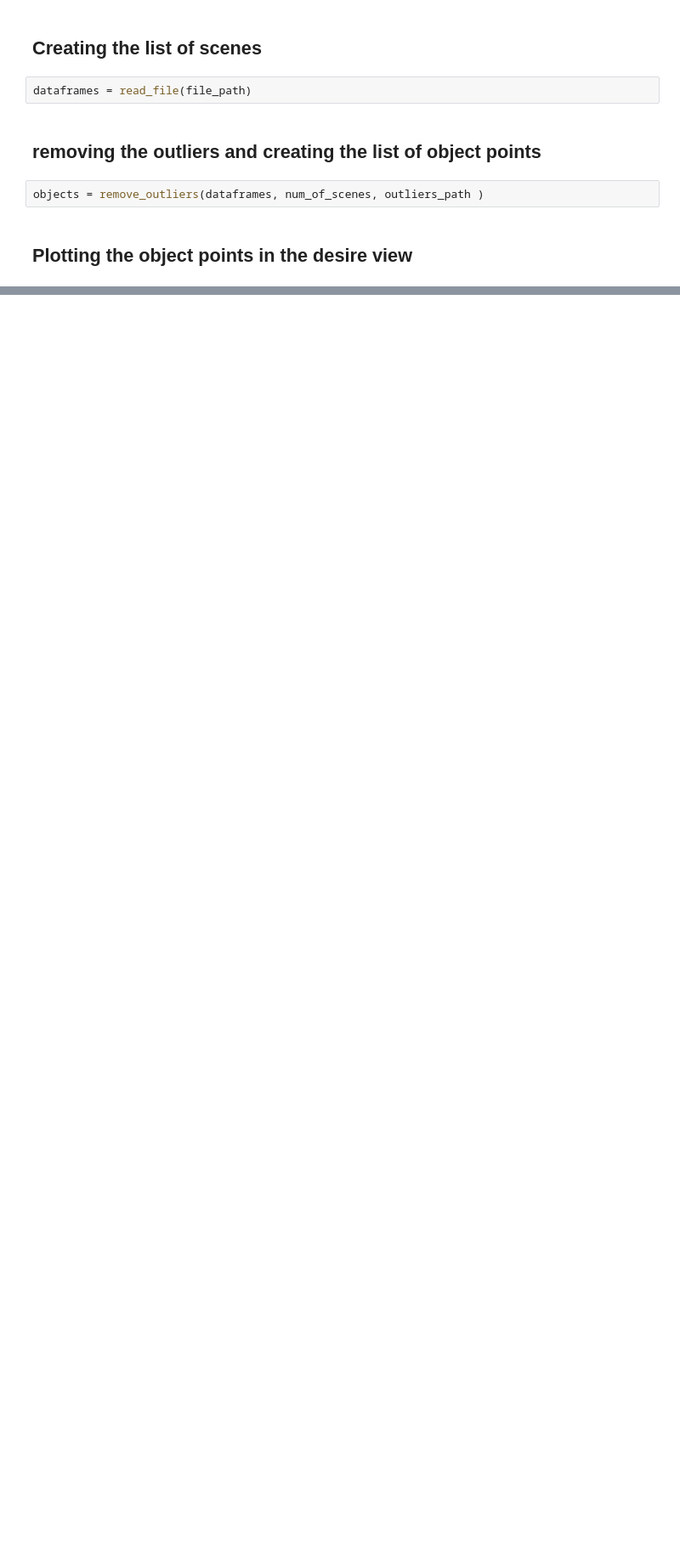
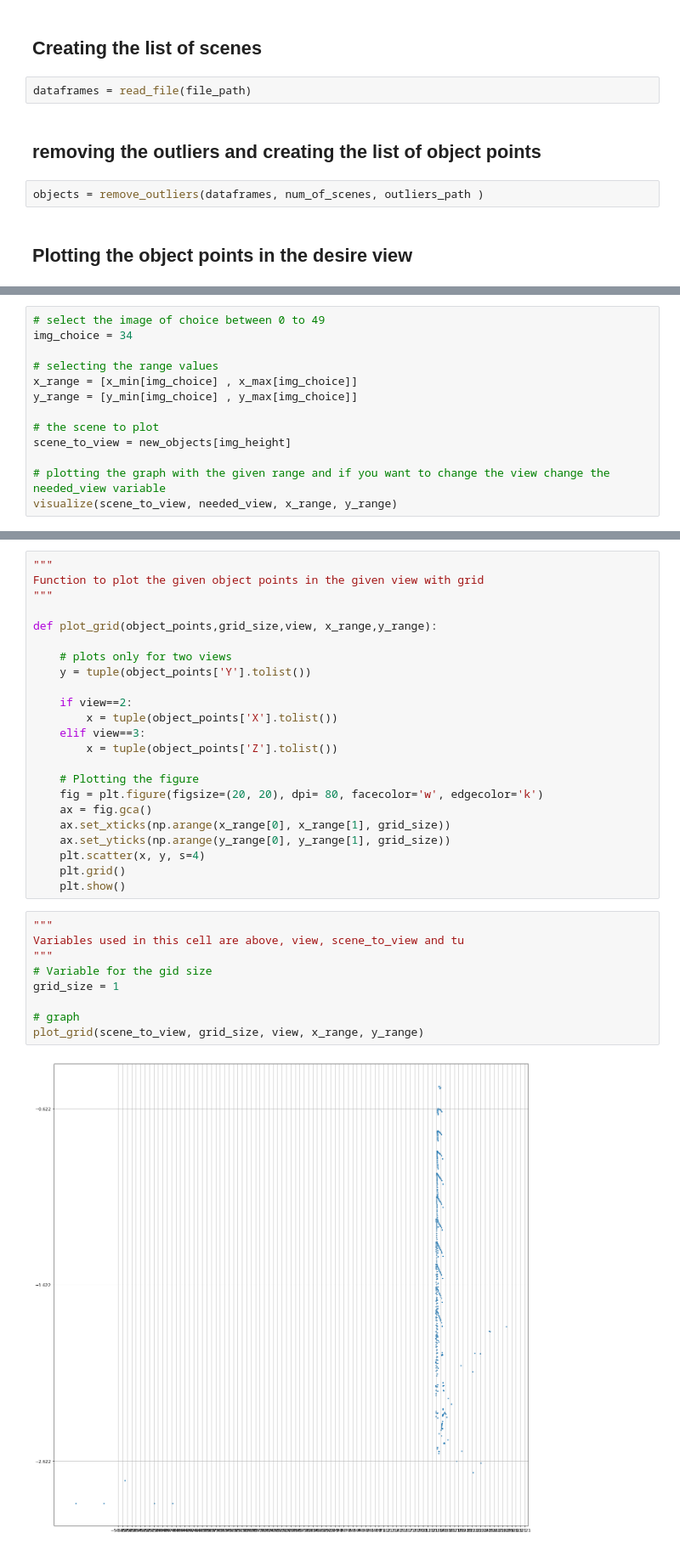
Before and after one commit to kiat/debs2019, a Jupyter notebook: src/notebooks/2_D_CNN.ipynb, the cells around one changed output, grey strips where cells are left out. Shown at 85% size. Drawn from its saved outputs; the diff is of its cells as text; blank space fills up the shorter version.

```diff
--- a/src/notebooks/2_D_CNN.ipynb
+++ b/src/notebooks/2_D_CNN.ipynb
@@ -342,0 +462,13 @@ visualize_50_html(num_of_scenes=50,view=3)
+# %%
+# select the image of choice between 0 to 49
+img_choice = 34
+
+# selecting the range values
+x_range = [x_min[img_choice] , x_max[img_choice]]
+y_range = [y_min[img_choice] , y_max[img_choice]]
+
+# the scene to plot
+scene_to_view = new_objects[img_height]
+
+# plotting the graph with the given range and if you want to change the view change the needed_view variable
+visualize(scene_to_view, needed_view, x_range, y_range)
@@ -342,0 +479,34 @@ visualize_50_html(num_of_scenes=50,view=3)
+# %%
+"""
+Function to plot the given object points in the given view with grid
+"""
+
+def plot_grid(object_points,grid_size,view, x_range,y_range):
+
+    # plots only for two views
+    y = tuple(object_points['Y'].tolist())
+
+    if view==2:
+        x = tuple(object_points['X'].tolist())
+    elif view==3:
+        x = tuple(object_points['Z'].tolist())
+
+    # Plotting the figure
+    fig = plt.figure(figsize=(20, 20), dpi= 80, facecolor='w', edgecolor='k')
+    ax = fig.gca()
+    ax.set_xticks(np.arange(x_range[0], x_range[1], grid_size))
+    ax.set_yticks(np.arange(y_range[0], y_range[1], grid_size))
+    plt.scatter(x, y, s=4)
+    plt.grid()
+    plt.show()
+# %%
+"""
+Variables used in this cell are above, view, scene_to_view and tu
+"""
+# Variable for the gid size
+grid_size = 1
+
+# graph
+plot_grid(scene_to_view, grid_size, view, x_range, y_range)
+# %% [output]
+[figure, added]
```
Also changed, not shown: parts of 17 cells of this notebook.
